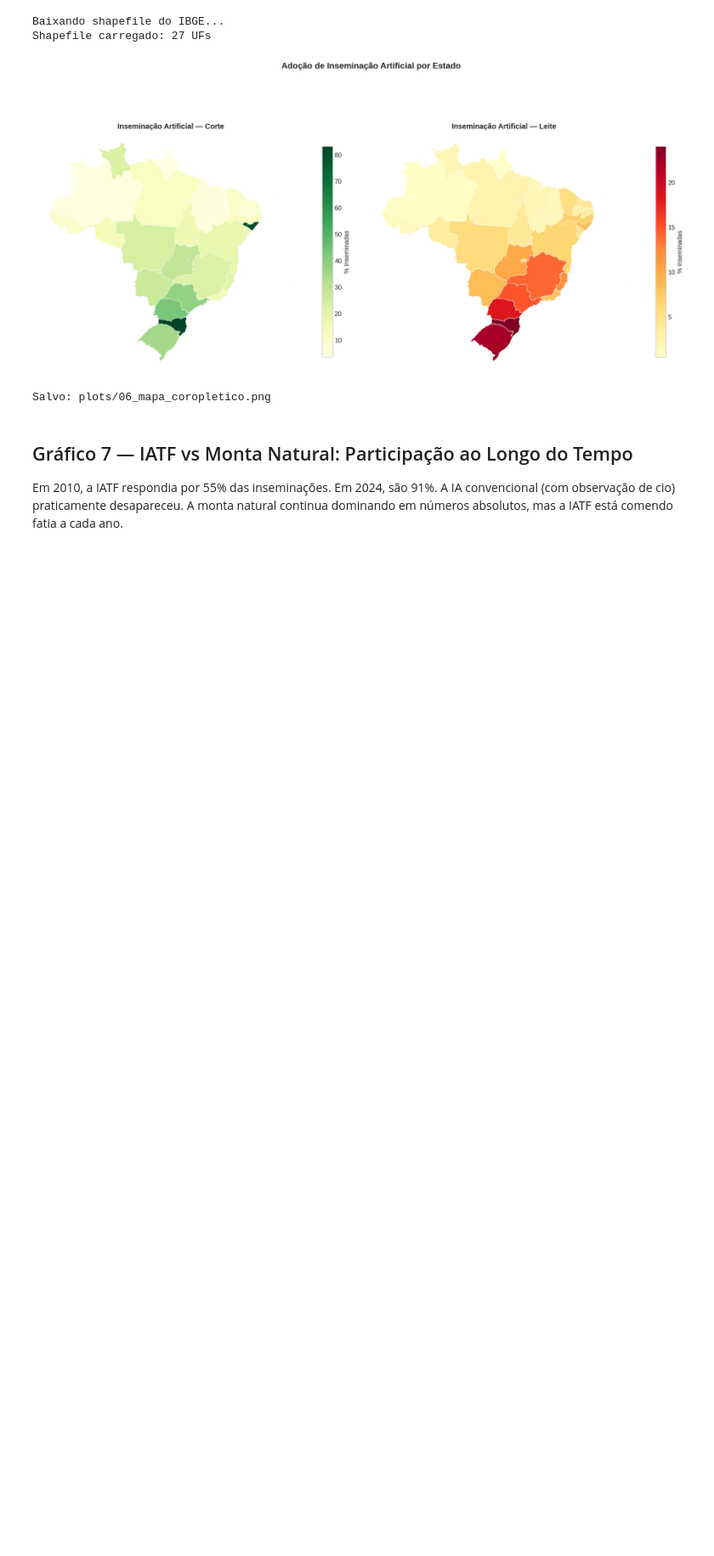
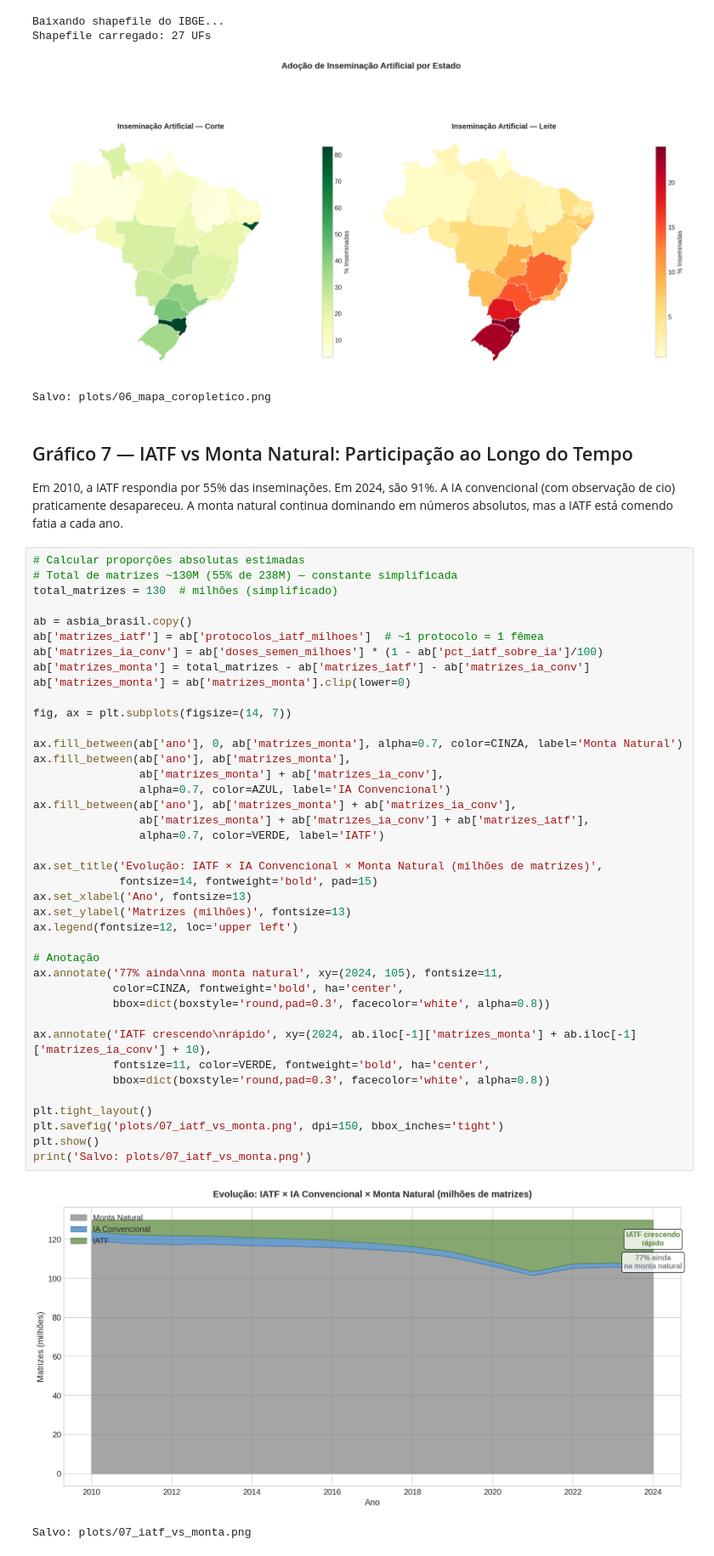
Before and after one commit to mateusmmrs/mapa-ia-brasil, a Jupyter notebook: notebooks/02_analise_exploratoria.ipynb, the cells around one changed output. Shown at 85% size. Cells and saved outputs as stored; diff of their text form; blank space fills up the shorter version.

```diff
--- a/notebooks/02_analise_exploratoria.ipynb
+++ b/notebooks/02_analise_exploratoria.ipynb
@@ -398,3 +398,46 @@ Em 2010, a IATF respondia por 55% das inseminações. Em 2024, são 91%.
 A IA convencional (com observação de cio) praticamente desapareceu.
 A monta natural continua dominando em números absolutos, mas a IATF está
 comendo fatia a cada ano.
+# %%
+# Calcular proporções absolutas estimadas
+# Total de matrizes ~130M (55% de 238M) — constante simplificada
+total_matrizes = 130  # milhões (simplificado)
+
+ab = asbia_brasil.copy()
+ab['matrizes_iatf'] = ab['protocolos_iatf_milhoes']  # ~1 protocolo = 1 fêmea
+ab['matrizes_ia_conv'] = ab['doses_semen_milhoes'] * (1 - ab['pct_iatf_sobre_ia']/100)
+ab['matrizes_monta'] = total_matrizes - ab['matrizes_iatf'] - ab['matrizes_ia_conv']
+ab['matrizes_monta'] = ab['matrizes_monta'].clip(lower=0)
+
+fig, ax = plt.subplots(figsize=(14, 7))
+
+ax.fill_between(ab['ano'], 0, ab['matrizes_monta'], alpha=0.7, color=CINZA, label='Monta Natural')
+ax.fill_between(ab['ano'], ab['matrizes_monta'],
+                ab['matrizes_monta'] + ab['matrizes_ia_conv'],
+                alpha=0.7, color=AZUL, label='IA Convencional')
+ax.fill_between(ab['ano'], ab['matrizes_monta'] + ab['matrizes_ia_conv'],
+                ab['matrizes_monta'] + ab['matrizes_ia_conv'] + ab['matrizes_iatf'],
+                alpha=0.7, color=VERDE, label='IATF')
+
+ax.set_title('Evolução: IATF × IA Convencional × Monta Natural (milhões de matrizes)',
+             fontsize=14, fontweight='bold', pad=15)
+ax.set_xlabel('Ano', fontsize=13)
+ax.set_ylabel('Matrizes (milhões)', fontsize=13)
+ax.legend(fontsize=12, loc='upper left')
+
+# Anotação
+ax.annotate('77% ainda\nna monta natural', xy=(2024, 105), fontsize=11,
+            color=CINZA, fontweight='bold', ha='center',
+            bbox=dict(boxstyle='round,pad=0.3', facecolor='white', alpha=0.8))
+
+ax.annotate('IATF crescendo\nrápido', xy=(2024, ab.iloc[-1]['matrizes_monta'] + ab.iloc[-1]['matrizes_ia_conv'] + 10),
+            fontsize=11, color=VERDE, fontweight='bold', ha='center',
+            bbox=dict(boxstyle='round,pad=0.3', facecolor='white', alpha=0.8))
+
+plt.tight_layout()
+plt.savefig('plots/07_iatf_vs_monta.png', dpi=150, bbox_inches='tight')
+plt.show()
+print('Salvo: plots/07_iatf_vs_monta.png')
+# %% [output]
+[figure, added]
+Salvo: plots/07_iatf_vs_monta.png
```
Also changed, not shown: parts of 3 cells of this notebook, 2 other files.
